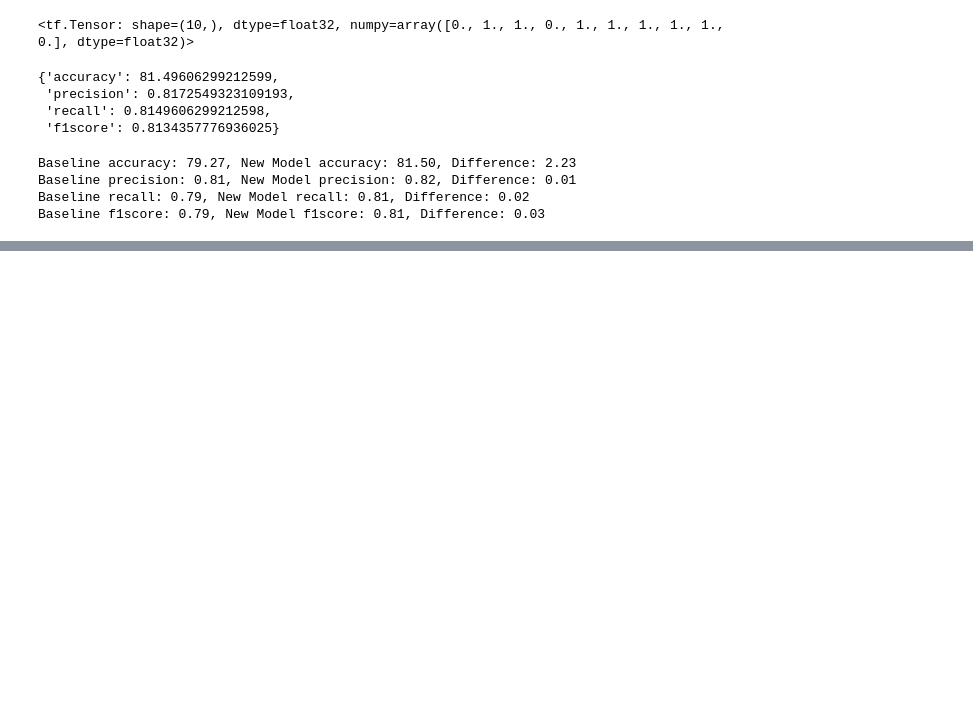
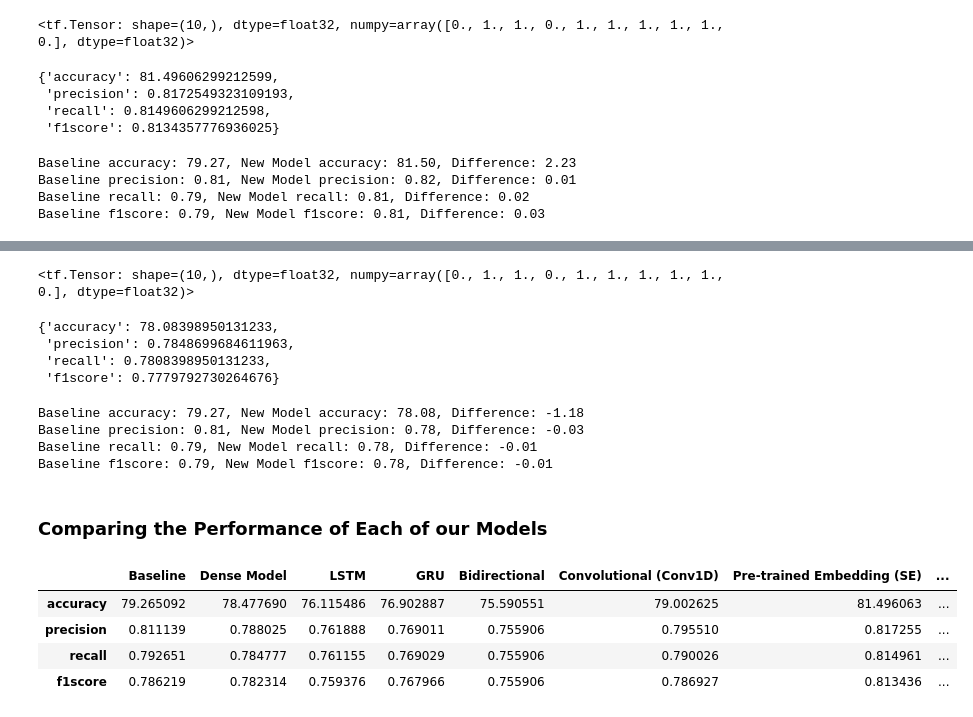
Before and after one commit to milad818/ml-frameworks, a Jupyter notebook: tensorflow/08_tf_natural_language_processing.ipynb, the cells around one changed output, grey strips where cells are left out. Drawn from its saved outputs; the diff is of its cells as text; code cells hidden in the pictures; blank space fills up the shorter version.

```diff
--- a/tensorflow/08_tf_natural_language_processing.ipynb
+++ b/tensorflow/08_tf_natural_language_processing.ipynb
@@ -1461,0 +1516,7 @@ Baseline f1score: 0.79, New Model f1score: 0.81, Difference: 0.03
+# %%
+# Fit the model to 10% of the training data
+model_7_history = model7.fit(x=train_sentences_10_percent,
+                              y=train_labels_10_percent,
+                              epochs=5,
+                              validation_data=(val_sentences, val_labels),
+                              callbacks=[create_tensorboard_callback(SAVE_DIR, "10_percent_tf_hub_sentence_encoder")])
@@ -1461,0 +1535,4 @@ Baseline f1score: 0.79, New Model f1score: 0.81, Difference: 0.03
+# %%
+# Make predictions with the model trained on 10% of the data
+model7_pred_probs = model7.predict(val_sentences)
+model7_pred_probs[:10]
@@ -1461,0 +1551,42 @@ Baseline f1score: 0.79, New Model f1score: 0.81, Difference: 0.03
+# %%
+# Turn prediction probabilities into prediction classes
+model7_preds = tf.squeeze(tf.round(model7_pred_probs))
+model7_preds[:10]
+# %% [output]
+<tf.Tensor: shape=(10,), dtype=float32, numpy=array([0., 1., 1., 0., 1., 1., 1., 1., 1., 0.], dtype=float32)>
+# %%
+# Compute results
+model7_results = compute_results(val_labels, model7_preds)
+model7_results
+# %% [output]
+{'accuracy': 78.08398950131233,
+ 'precision': 0.7848699684611963,
+ 'recall': 0.7808398950131233,
+ 'f1score': 0.7779792730264676}
+# %%
+# Compare to baseline
+compare_models(baseline_results, model7_results)
+# %% [output]
+Baseline accuracy: 79.27, New Model accuracy: 78.08, Difference: -1.18
+Baseline precision: 0.81, New Model precision: 0.78, Difference: -0.03
+Baseline recall: 0.79, New Model recall: 0.78, Difference: -0.01
+Baseline f1score: 0.79, New Model f1score: 0.78, Difference: -0.01
+# %% [markdown]
+### Comparing the Performance of Each of our Models
+# %%
+all_models_results = pd.DataFrame({"Baseline": baseline_results,
+                                   "Dense Model": model1_results,
+                                   "LSTM": model2_results,
+                                   "GRU": model3_results,
+                                   "Bidirectional": model4_results,
+                                   "Convolutional (Conv1D)": model5_results,
+                                   "Pre-trained Embedding (SE)": model6_results,
+                                   "Pre-trained (10 Percent Data)": model7_results})
+
+all_models_results
+# %% [output]
+|  | Baseline | Dense Model | LSTM | GRU | Bidirectional | Convolutional (Conv1D) | Pre-trained Embedding (SE) | ... |
+| accuracy | 79.265092 | 78.477690 | 76.115486 | 76.902887 | 75.590551 | 79.002625 | 81.496063 | ... |
+| precision | 0.811139 | 0.788025 | 0.761888 | 0.769011 | 0.755906 | 0.795510 | 0.817255 | ... |
+| recall | 0.792651 | 0.784777 | 0.761155 | 0.769029 | 0.755906 | 0.790026 | 0.814961 | ... |
+| f1score | 0.786219 | 0.782314 | 0.759376 | 0.767966 | 0.755906 | 0.786927 | 0.813436 | ... |
```
Also changed, not shown: parts of 33 cells of this notebook.
